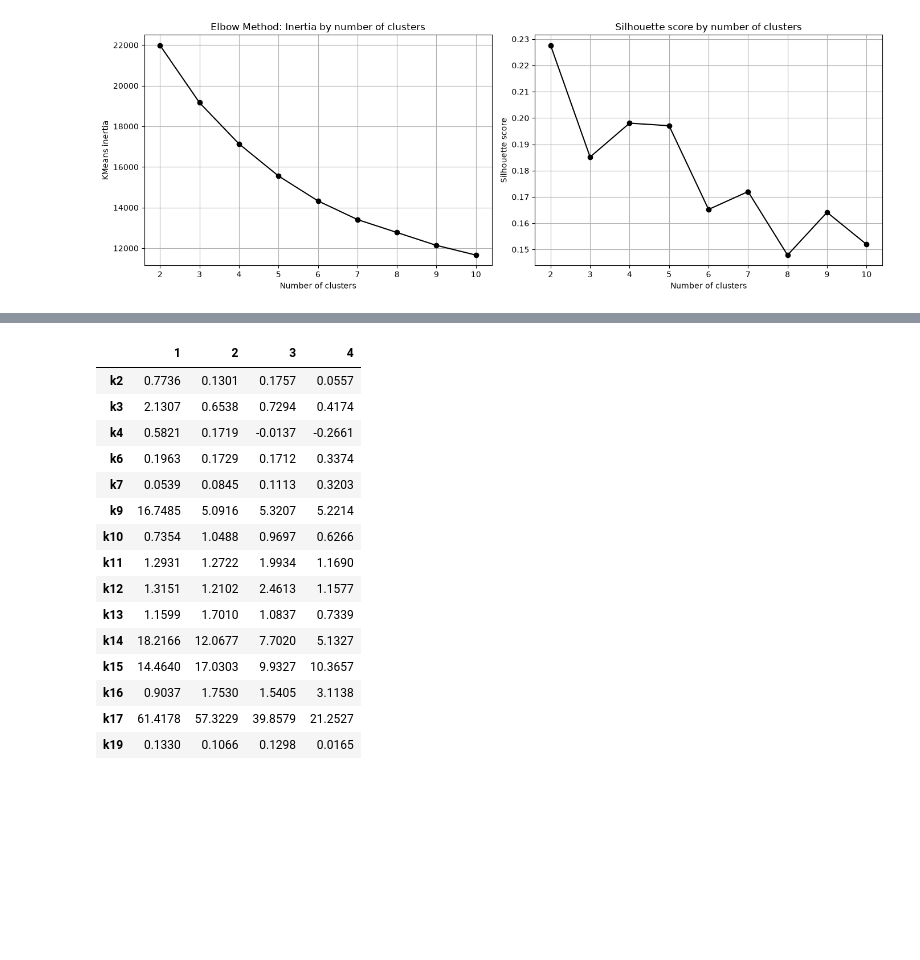
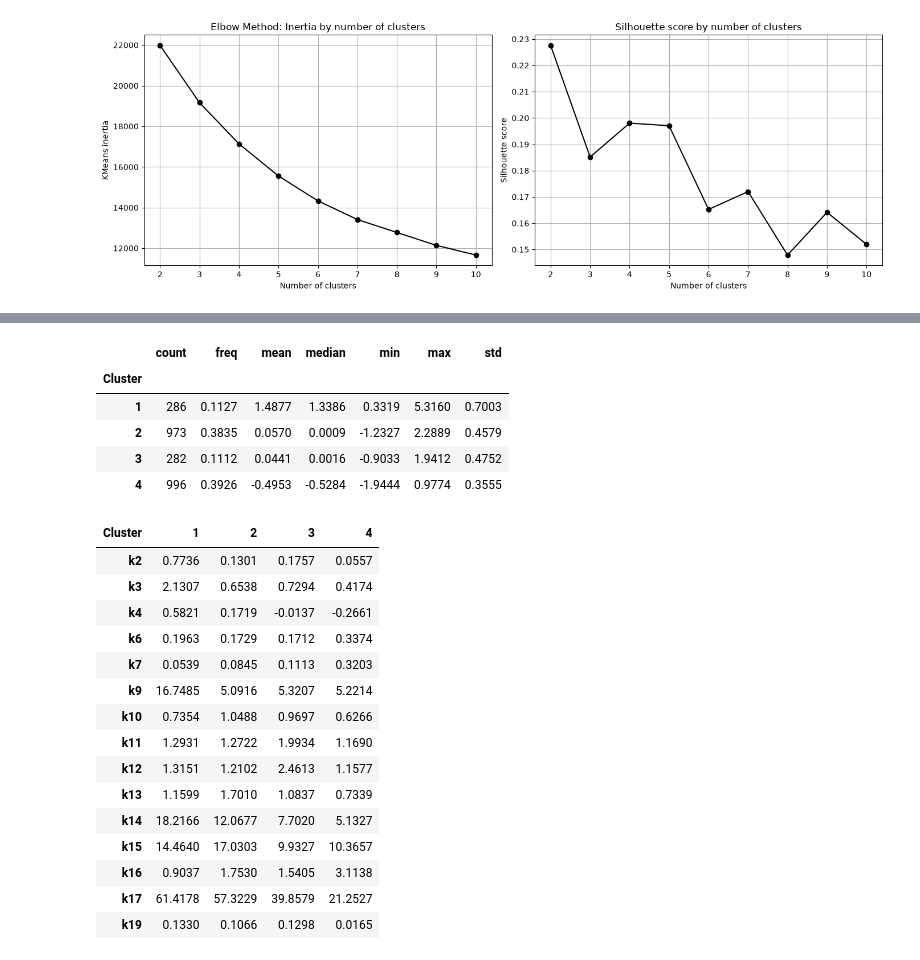
Before and after one commit to quanted129/data-science-projects, a Jupyter notebook: cluster_analysis/cluster_analysis.ipynb, the cells around one changed output, grey strips where cells are left out. Saved outputs shown, nothing was run; the diff lists cells and outputs as text; code cells hidden in the pictures; blank space fills up the shorter version.

```diff
--- a/cluster_analysis/cluster_analysis.ipynb
+++ b/cluster_analysis/cluster_analysis.ipynb
@@ -249,34 +253,41 @@ plt.show()
 # %%
 weights_retained = pca.explained_variance_ratio_[:6]
 weights = weights_retained / sum(weights_retained)
 creditworthiness = pd.DataFrame((data_pca[:, :6] * weights).sum(axis=1), columns=['Creditworthiness'])
 
 kmeans = KMeans(n_clusters=4, random_state=42, n_init=10).fit(data_rotated)
-creditworthiness['Cluster'] = kmeans.labels_
 
-stats_table = creditworthiness.groupby('Cluster')['Creditworthiness'].agg(
-    ['count', 'mean', 'median', 'min', 'max', 'std']
-).sort_values(by='mean', ascending=False)
+labels = creditworthiness['Creditworthiness'].groupby(kmeans.labels_).mean().sort_values(ascending=False).index
+label_mapping = dict(zip(labels, range(1, 5)))
+creditworthiness['Cluster'] = pd.Series(kmeans.labels_).map(label_mapping)
 
-centers = data_reduced.groupby(kmeans.labels_).mean().loc[stats_table.index].T
-stats_table.index = [1, 2, 3, 4]
-centers.columns = [1, 2, 3, 4]
+stats_table = creditworthiness.groupby('Cluster')['Creditworthiness'].agg(['count', 'mean', 'median', 'min', 'max', 'std'])
+stats_table.insert(1, 'freq', stats_table['count'] / len(creditworthiness))
+display(stats_table.round(4))
+
+centers = data_reduced.groupby(creditworthiness['Cluster']).mean().T
 display(centers.round(4))
 # %% [output]
-|  | 1 | 2 | 3 | 4 |
-| k2 | 0.7736 | 0.1301 | 0.1757 | 0.0557 |
-| k3 | 2.1307 | 0.6538 | 0.7294 | 0.4174 |
-| k4 | 0.5821 | 0.1719 | -0.0137 | -0.2661 |
-| k6 | 0.1963 | 0.1729 | 0.1712 | 0.3374 |
-| k7 | 0.0539 | 0.0845 | 0.1113 | 0.3203 |
-| k9 | 16.7485 | 5.0916 | 5.3207 | 5.2214 |
-| k10 | 0.7354 | 1.0488 | 0.9697 | 0.6266 |
-| k11 | 1.2931 | 1.2722 | 1.9934 | 1.1690 |
-| k12 | 1.3151 | 1.2102 | 2.4613 | 1.1577 |
-| k13 | 1.1599 | 1.7010 | 1.0837 | 0.7339 |
-| k14 | 18.2166 | 12.0677 | 7.7020 | 5.1327 |
-| k15 | 14.4640 | 17.0303 | 9.9327 | 10.3657 |
-| k16 | 0.9037 | 1.7530 | 1.5405 | 3.1138 |
-| k17 | 61.4178 | 57.3229 | 39.8579 | 21.2527 |
-| k19 | 0.1330 | 0.1066 | 0.1298 | 0.0165 |
+|  | count | freq | mean | median | min | max | std |
+| Cluster |  |  |  |  |  |  |  |
+| 1 | 286 | 0.1127 | 1.4877 | 1.3386 | 0.3319 | 5.3160 | 0.7003 |
+| 2 | 973 | 0.3835 | 0.0570 | 0.0009 | -1.2327 | 2.2889 | 0.4579 |
+| 3 | 282 | 0.1112 | 0.0441 | 0.0016 | -0.9033 | 1.9412 | 0.4752 |
+| 4 | 996 | 0.3926 | -0.4953 | -0.5284 | -1.9444 | 0.9774 | 0.3555 |
+| Cluster | 1 | 2 | 3 | 4 |
+| k2 | 0.7736 | 0.1301 | 0.1757 | 0.0557 |
+| k3 | 2.1307 | 0.6538 | 0.7294 | 0.4174 |
+| k4 | 0.5821 | 0.1719 | -0.0137 | -0.2661 |
+| k6 | 0.1963 | 0.1729 | 0.1712 | 0.3374 |
+| k7 | 0.0539 | 0.0845 | 0.1113 | 0.3203 |
+| k9 | 16.7485 | 5.0916 | 5.3207 | 5.2214 |
+| k10 | 0.7354 | 1.0488 | 0.9697 | 0.6266 |
+| k11 | 1.2931 | 1.2722 | 1.9934 | 1.1690 |
+| k12 | 1.3151 | 1.2102 | 2.4613 | 1.1577 |
+| k13 | 1.1599 | 1.7010 | 1.0837 | 0.7339 |
+| k14 | 18.2166 | 12.0677 | 7.7020 | 5.1327 |
+| k15 | 14.4640 | 17.0303 | 9.9327 | 10.3657 |
+| k16 | 0.9037 | 1.7530 | 1.5405 | 3.1138 |
+| k17 | 61.4178 | 57.3229 | 39.8579 | 21.2527 |
+| k19 | 0.1330 | 0.1066 | 0.1298 | 0.0165 |
 # %%
```
Also changed, not shown: parts of 4 cells of this notebook.
